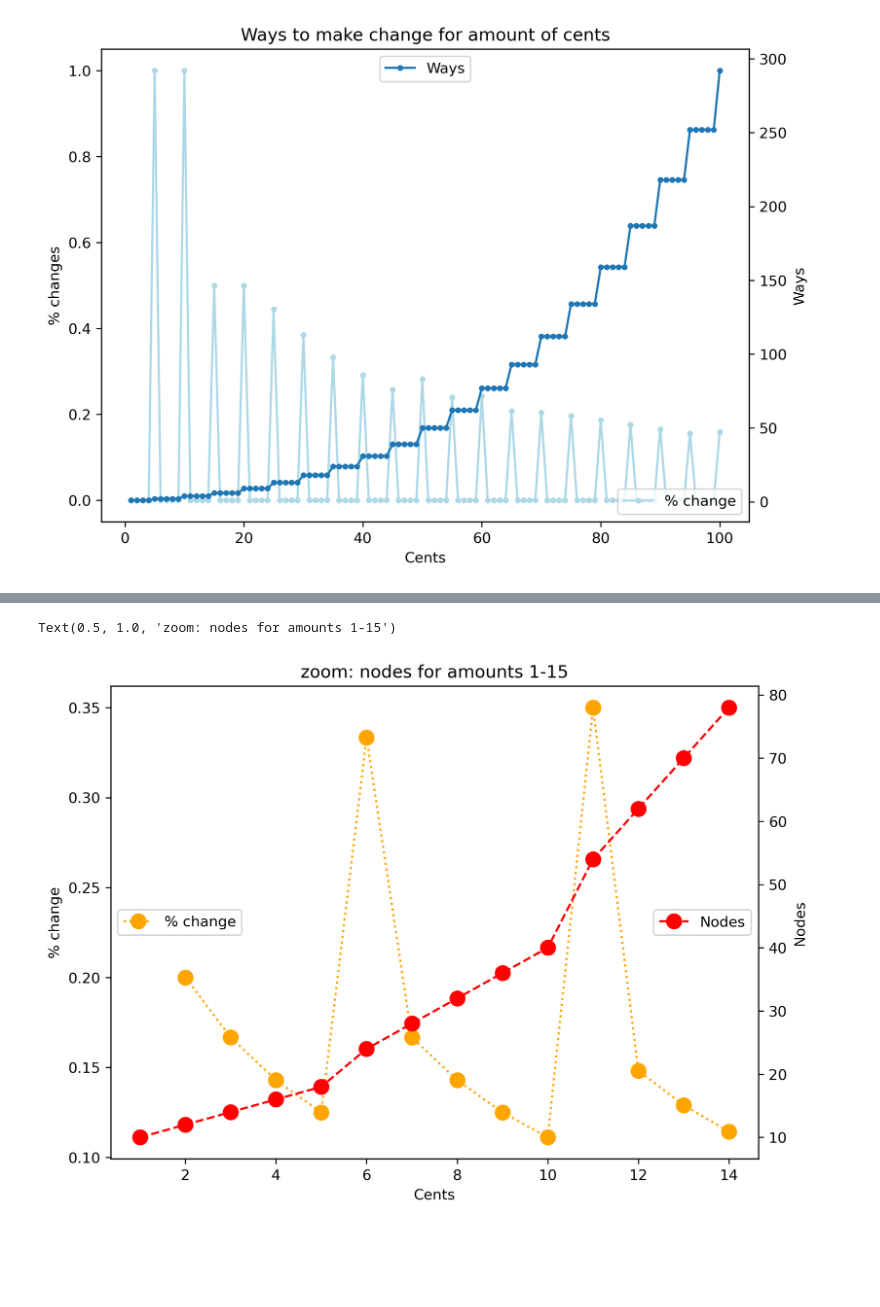
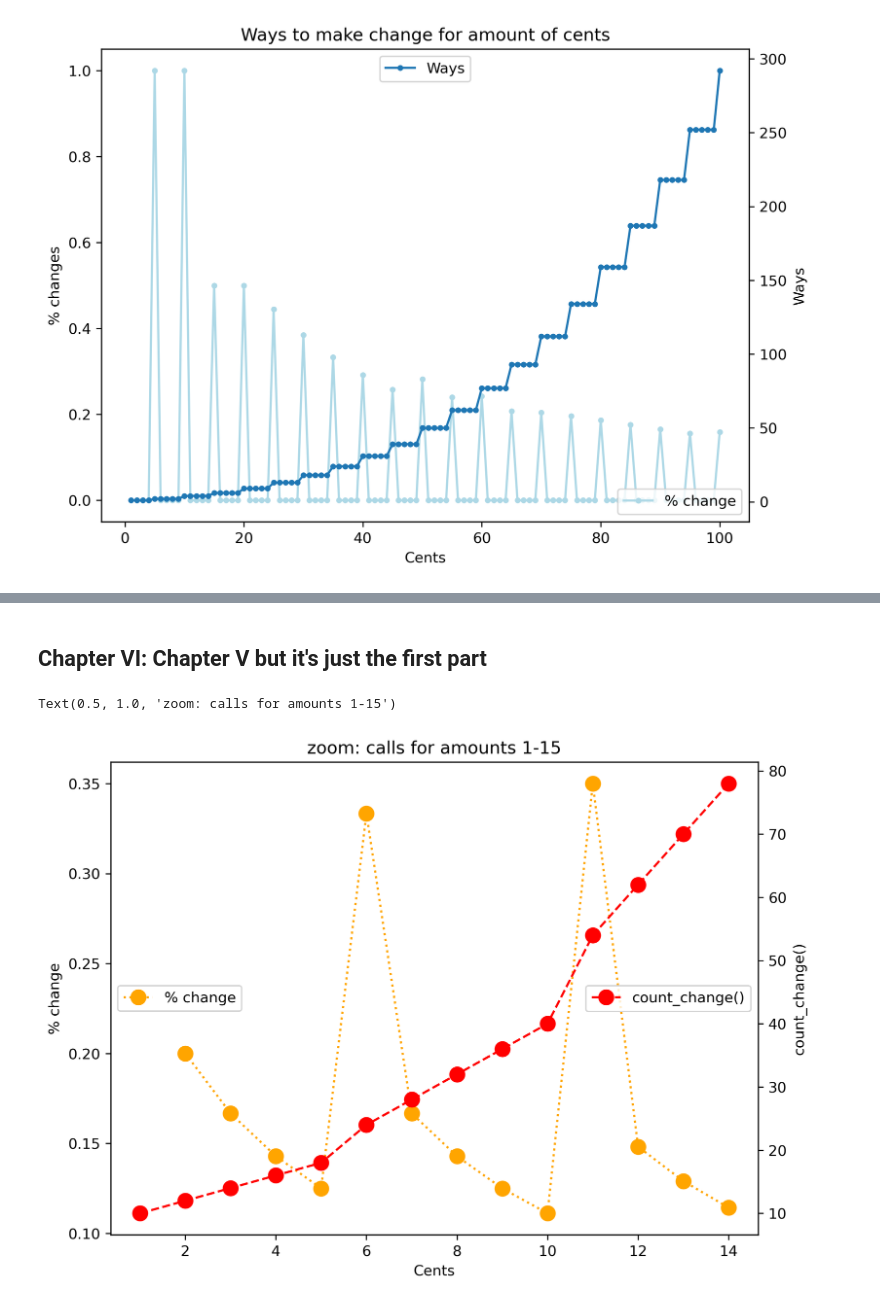
Before and after one commit to ProducerMatt/SICP-solutions, a Jupyter notebook: 1/cc/Ways to Make Changes Analyzed.ipynb, the cells around one changed output, grey strips where cells are left out. Cells and saved outputs as stored; diff of their text form; code cells hidden in the pictures; blank space fills up the shorter version.

```diff
--- a/1/cc/Ways to Make Changes Analyzed.ipynb
+++ b/1/cc/Ways to Make Changes Analyzed.ipynb
@@ -89,11 +95,13 @@ Text(0.5, 1.0, 'attempting to bound the algorithm')
+# %% [markdown]
+## Chapter VI: Chapter V but it's just the first part
 # %%
 plt.plot(df.money[0:14], df.nodes_pct[0:14], label="% change", marker='o', linestyle='dotted', color='orange', ms=10); plt.ylabel("% change")
 plt.xlabel("Cents")
 plt.legend(loc='center left')
 plt.twinx()
-plt.plot(df.money[0:14], df.nodes[0:14], label="Nodes", marker='o', linestyle='dashed', color='red', ms=10); plt.ylabel("Nodes")
+plt.plot(df.money[0:14], df.nodes[0:14], label="count_change()", marker='o', linestyle='dashed', color='red', ms=10); plt.ylabel("count_change()")
 plt.legend(loc='center right')
-plt.title("zoom: nodes for amounts 1-15")
+plt.title("zoom: calls for amounts 1-15")
 # %% [output]
-Text(0.5, 1.0, 'zoom: nodes for amounts 1-15')
+Text(0.5, 1.0, 'zoom: calls for amounts 1-15')
-[figure, old version]
+[figure, new version]
```
Also changed, not shown: parts of 14 cells of this notebook.
